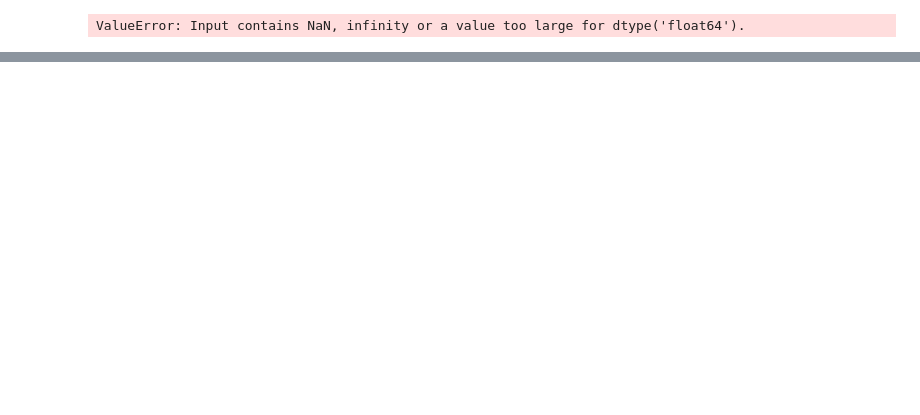
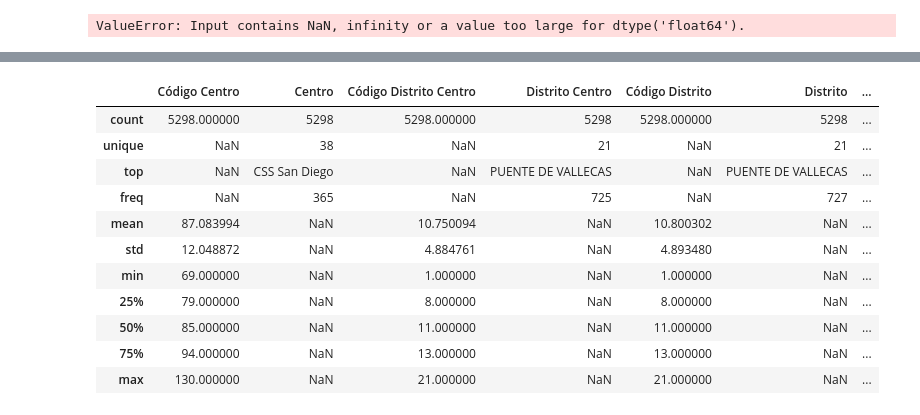
Before and after one commit to 75Engel/Estimacion_tipologia_usuarios_Servicios_Sociales_Ayto_Madrid, a Jupyter notebook: Notebooks/Notebook_2.ipynb, the cells around one changed output, grey strips where cells are left out. Cells and saved outputs as stored; diff of their text form; code cells hidden in the pictures; blank space fills up the shorter version.

```diff
--- a/Notebooks/Notebook_2.ipynb
+++ b/Notebooks/Notebook_2.ipynb
@@ -894,0 +554,17 @@ De la información recabada en los Datasets se puede realizar más estudios sobr
+# %%
+df_2019_correccion=df_2019
+df_2019_correccion.describe(include='all')                  #   Vamos a ver las características de las columnas 'Código Tipo Supuesto Urgente' y 'Tipo Supuesto Urgente',
+                                                            #   que están relacionadas entre sí y dónde están los valores NaN que hay que sustituir.
+# %% [output]
+|  | Código Centro | Centro | Código Distrito Centro | Distrito Centro | Código Distrito | Distrito | ... |
+| count | 5298.000000 | 5298 | 5298.000000 | 5298 | 5298.000000 | 5298 | ... |
+| unique | NaN | 38 | NaN | 21 | NaN | 21 | ... |
+| top | NaN | CSS San Diego | NaN | PUENTE DE VALLECAS | NaN | PUENTE DE VALLECAS | ... |
+| freq | NaN | 365 | NaN | 725 | NaN | 727 | ... |
+| mean | 87.083994 | NaN | 10.750094 | NaN | 10.800302 | NaN | ... |
+| std | 12.048872 | NaN | 4.884761 | NaN | 4.893480 | NaN | ... |
+| min | 69.000000 | NaN | 1.000000 | NaN | 1.000000 | NaN | ... |
+| 25% | 79.000000 | NaN | 8.000000 | NaN | 8.000000 | NaN | ... |
+| 50% | 85.000000 | NaN | 11.000000 | NaN | 11.000000 | NaN | ... |
+| 75% | 94.000000 | NaN | 13.000000 | NaN | 13.000000 | NaN | ... |
+| max | 130.000000 | NaN | 21.000000 | NaN | 21.000000 | NaN | ... |
```
Also changed, not shown: parts of 76 cells of this notebook, 7 other files.
